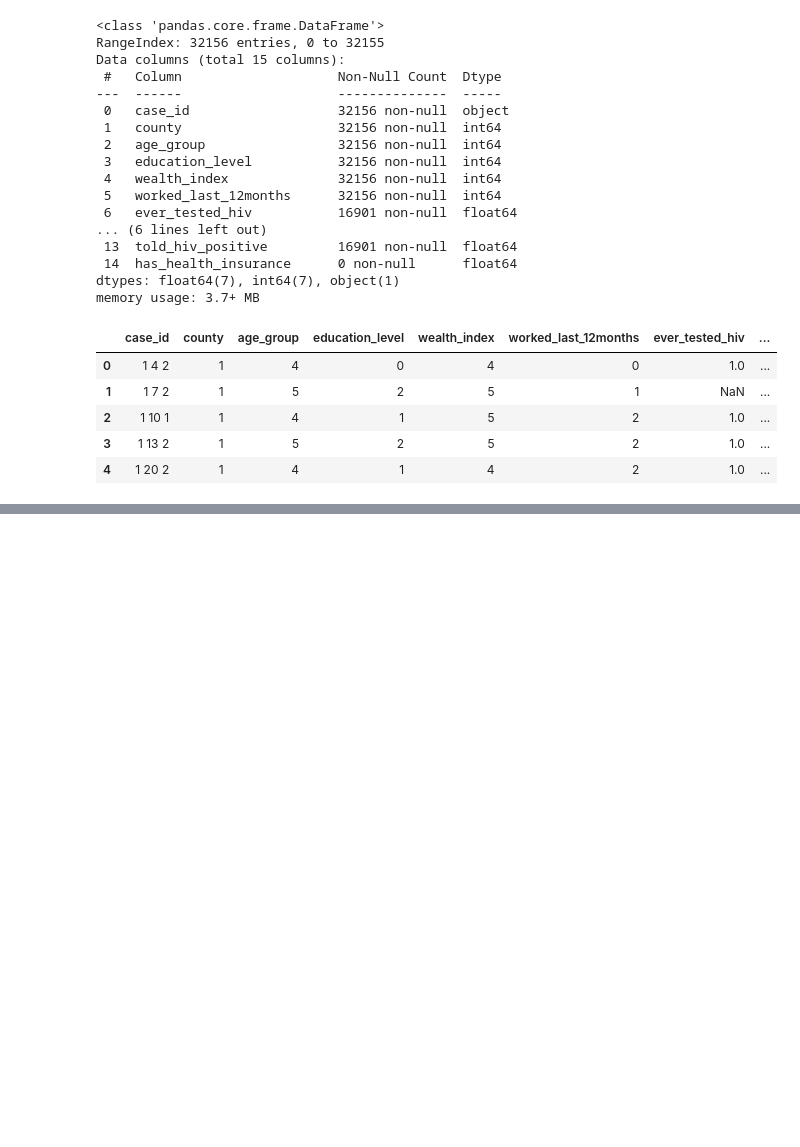
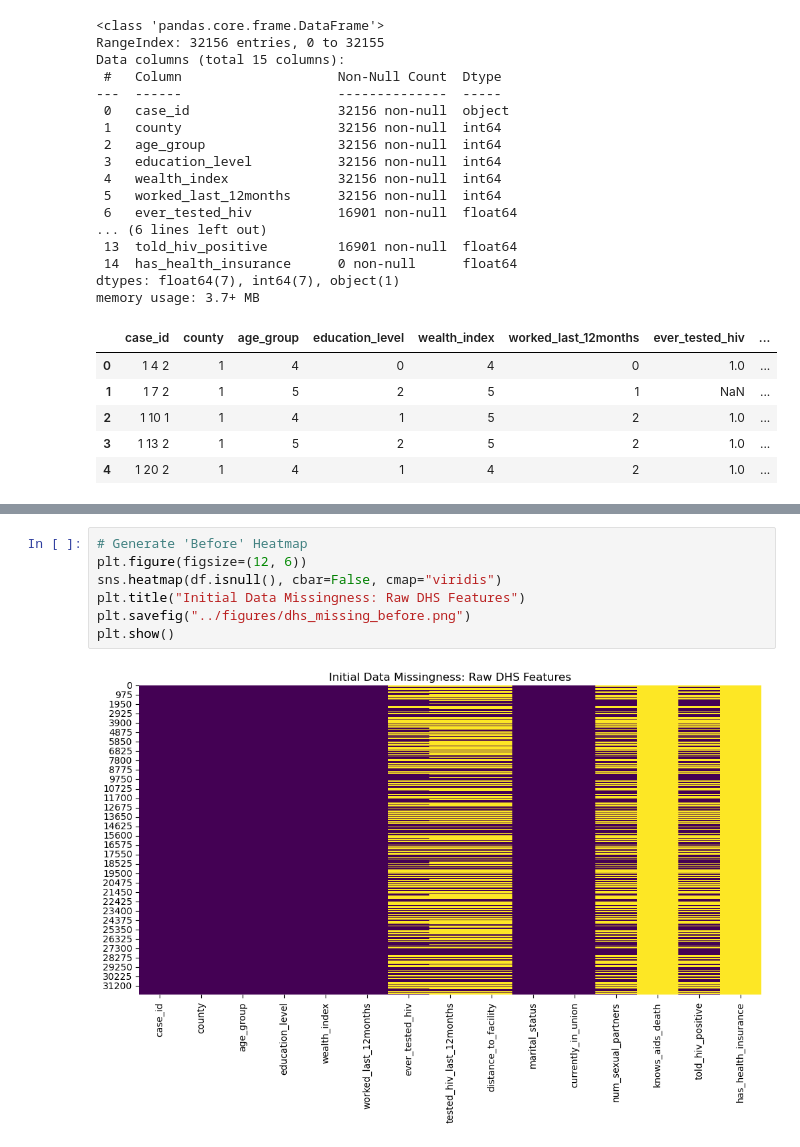
Before and after one commit to Daniellamuli/Phase-5-HIV-Care-Gap-AI, a Jupyter notebook: notebooks/03_dhs_cleaning.ipynb, the cells around one changed output, grey strips where cells are left out. Cells and saved outputs as stored; diff of their text form; blank space fills up the shorter version.

Commit message:
docs: generate and save baseline missing-value heatmap

```diff
--- a/notebooks/03_dhs_cleaning.ipynb
+++ b/notebooks/03_dhs_cleaning.ipynb
@@ -59,0 +64,9 @@ memory usage: 3.7+ MB
+# %%
+# Generate 'Before' Heatmap
+plt.figure(figsize=(12, 6))
+sns.heatmap(df.isnull(), cbar=False, cmap="viridis")
+plt.title("Initial Data Missingness: Raw DHS Features")
+plt.savefig("../figures/dhs_missing_before.png")
+plt.show()
+# %% [output]
+[figure, added]
```
Also changed, not shown: parts of 1 cell of this notebook.
